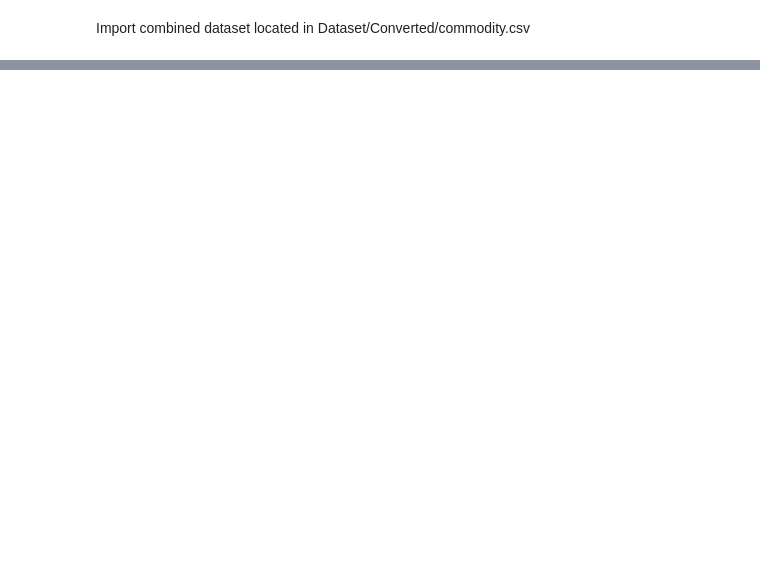
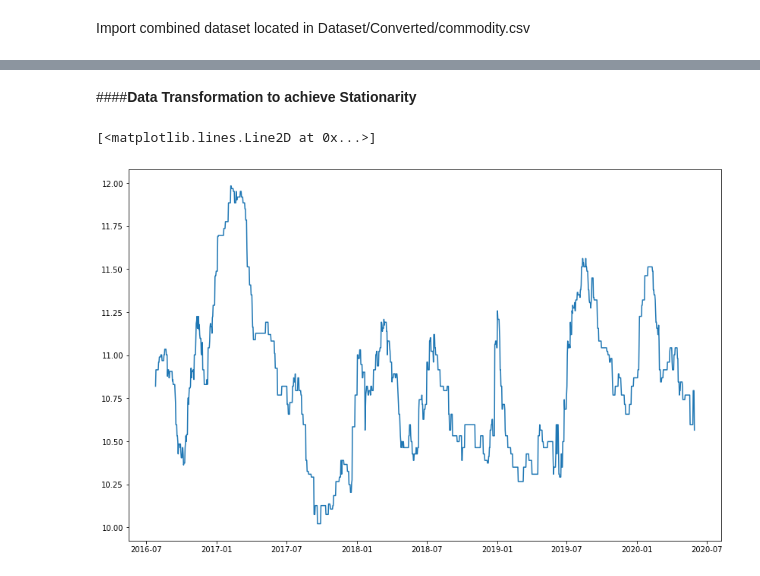
Before and after one commit to ferdinand-lanvino/AES-Encryption-Classes, a Jupyter notebook: commodity_predictor_research.ipynb, the cells around one changed output, grey strips where cells are left out. Saved outputs shown, nothing was run; the diff lists cells and outputs as text; code cells hidden in the pictures; blank space fills up the shorter version.

```diff
--- a/commodity_predictor_research.ipynb
+++ b/commodity_predictor_research.ipynb
@@ -98,0 +188,8 @@ None
+# %% [markdown]
+####**Data Transformation to achieve Stationarity**
+# %%
+indexedDataset_logScale = np.log(subdataset)
+plt.plot(indexedDataset_logScale)
+# %% [output]
+[<matplotlib.lines.Line2D at 0x...>]
+[figure, added]
```
Also changed, not shown: parts of 18 cells of this notebook.
